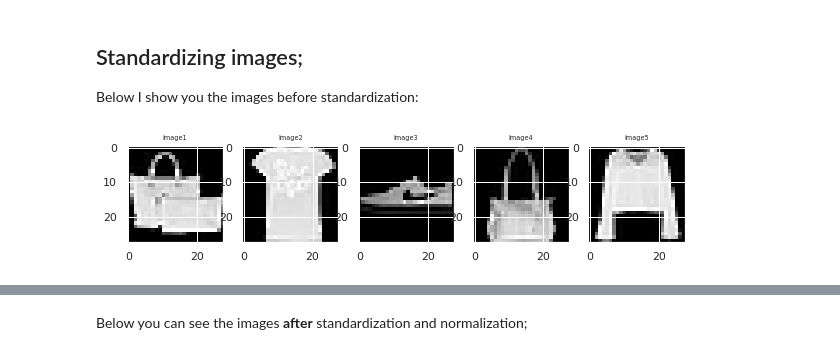
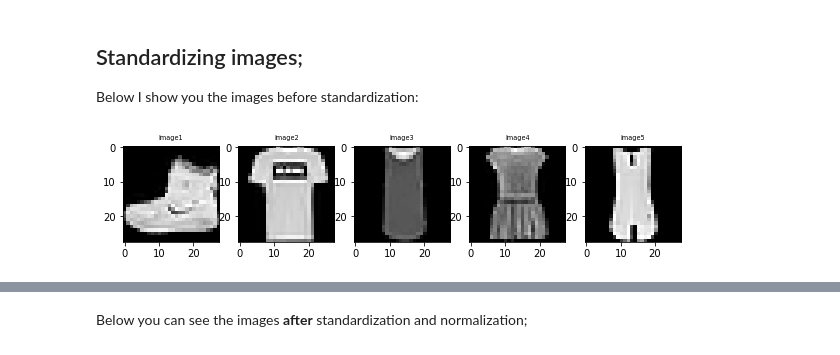
Before and after one commit to ilante/AML_91934_exam, a Jupyter notebook: Englander_AML_1_and_2.ipynb, the cells around one changed output, grey strips where cells are left out. Saved outputs shown, nothing was run; the diff lists cells and outputs as text; code cells hidden in the pictures.

```diff
--- a/Englander_AML_1_and_2.ipynb
+++ b/Englander_AML_1_and_2.ipynb
@@ -1735,11 +1498,11 @@ Below I show you the images before standardization:
 # %%
 n_row = 1
 n_col = 5
 plt.figure(figsize=(10,8))
 for i in list(range(n_row*n_col)):
     plt.subplot(n_row, n_col, i+1)
-    plt.imshow(X_train_all[i,:].reshape(28,28), cmap="gray")
+    plt.imshow(train_images_f[i,:].reshape(28,28), cmap="gray")
     title_text = "Image" + str(i+1)
     plt.title(title_text, size=6.5)
 # %% [output]
-[figure, old version]
+[figure, new version]
```
Also changed, not shown: parts of 43 cells of this notebook.
